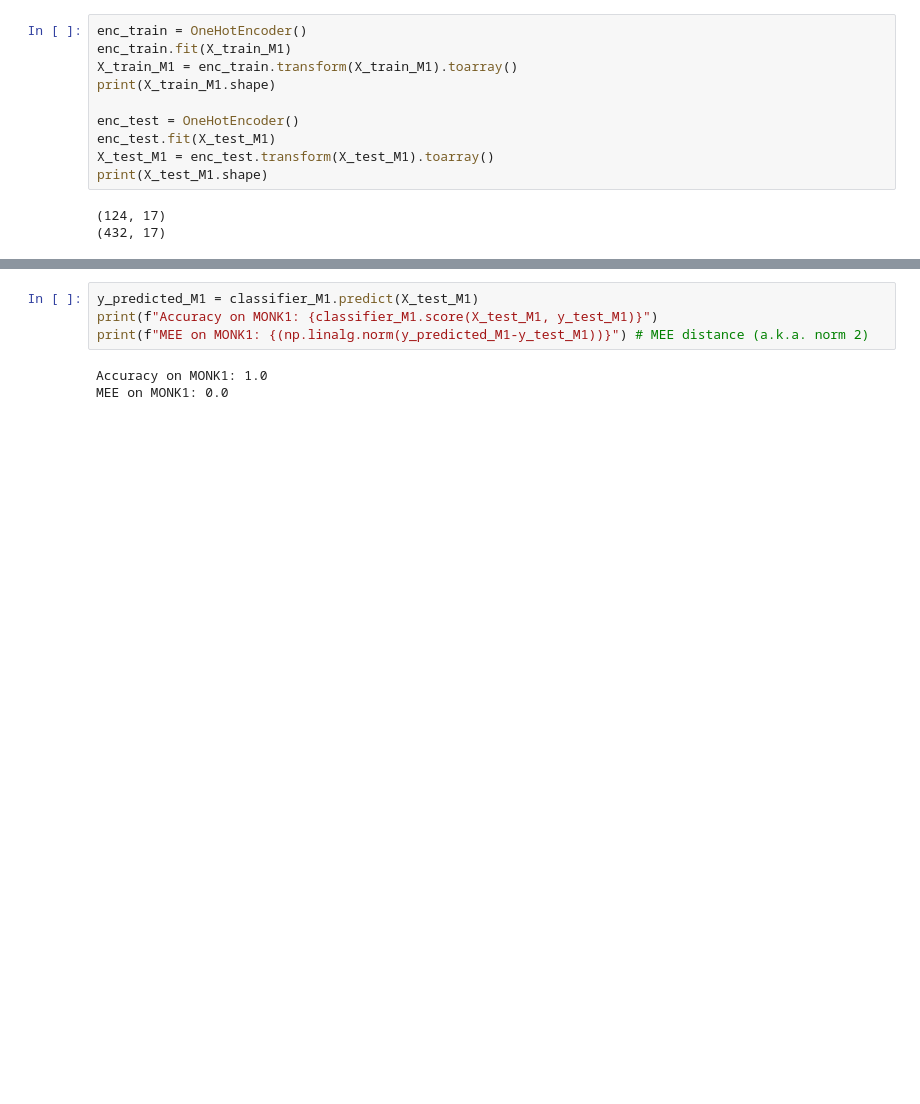
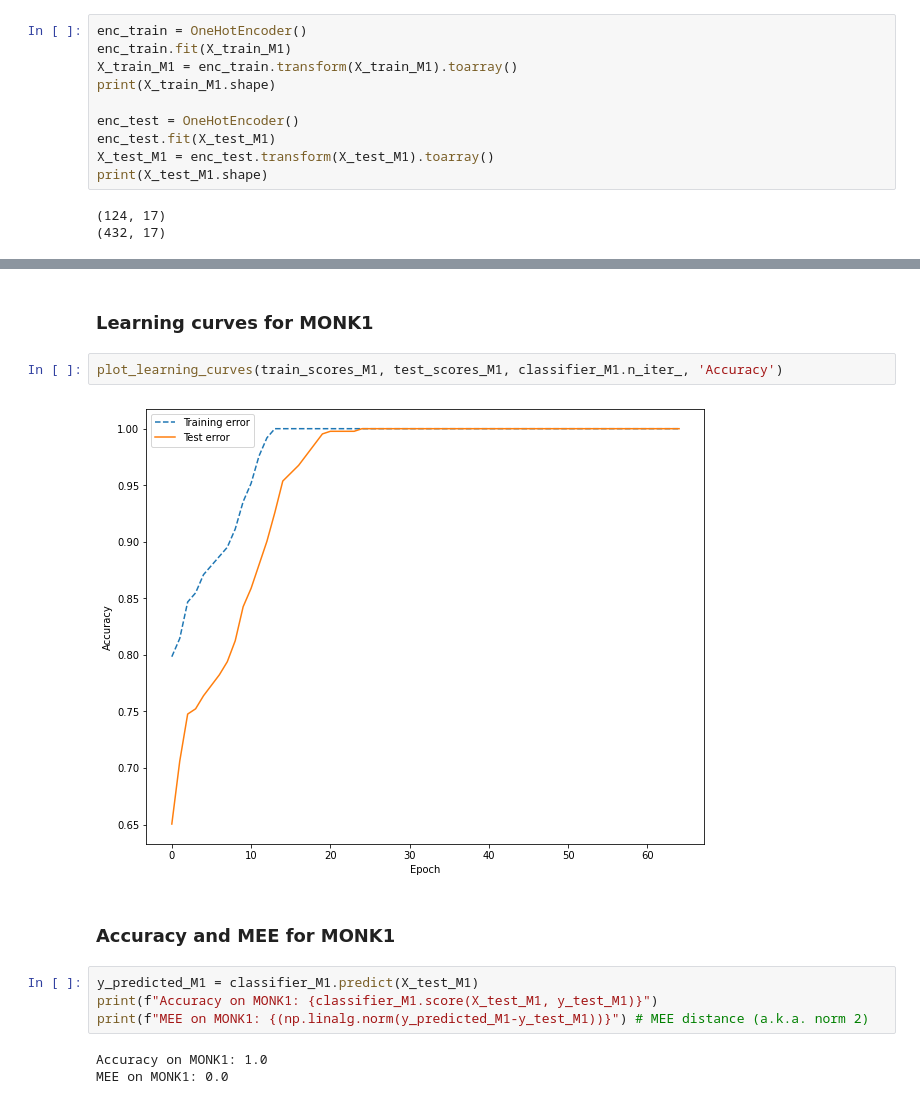
Before and after one commit to luca-santarella/ML-project, a Jupyter notebook: neural_network.ipynb, the cells around one changed output, grey strips where cells are left out. Saved outputs shown, nothing was run; the diff lists cells and outputs as text; blank space fills up the shorter version.

```diff
--- a/neural_network.ipynb
+++ b/neural_network.ipynb
@@ -89,3 +147,11 @@ print(classifier_M1.best_loss_)
+# %% [markdown]
+### Learning curves for MONK1
+# %%
+plot_learning_curves(train_scores_M1, test_scores_M1, classifier_M1.n_iter_, 'Accuracy')
+# %% [output]
+[figure, added]
+# %% [markdown]
+### Accuracy and MEE for MONK1
 # %%
 y_predicted_M1 = classifier_M1.predict(X_test_M1)
 print(f"Accuracy on MONK1: {classifier_M1.score(X_test_M1, y_test_M1)}")
```
Also changed, not shown: parts of 116 cells of this notebook, 41 other files.
